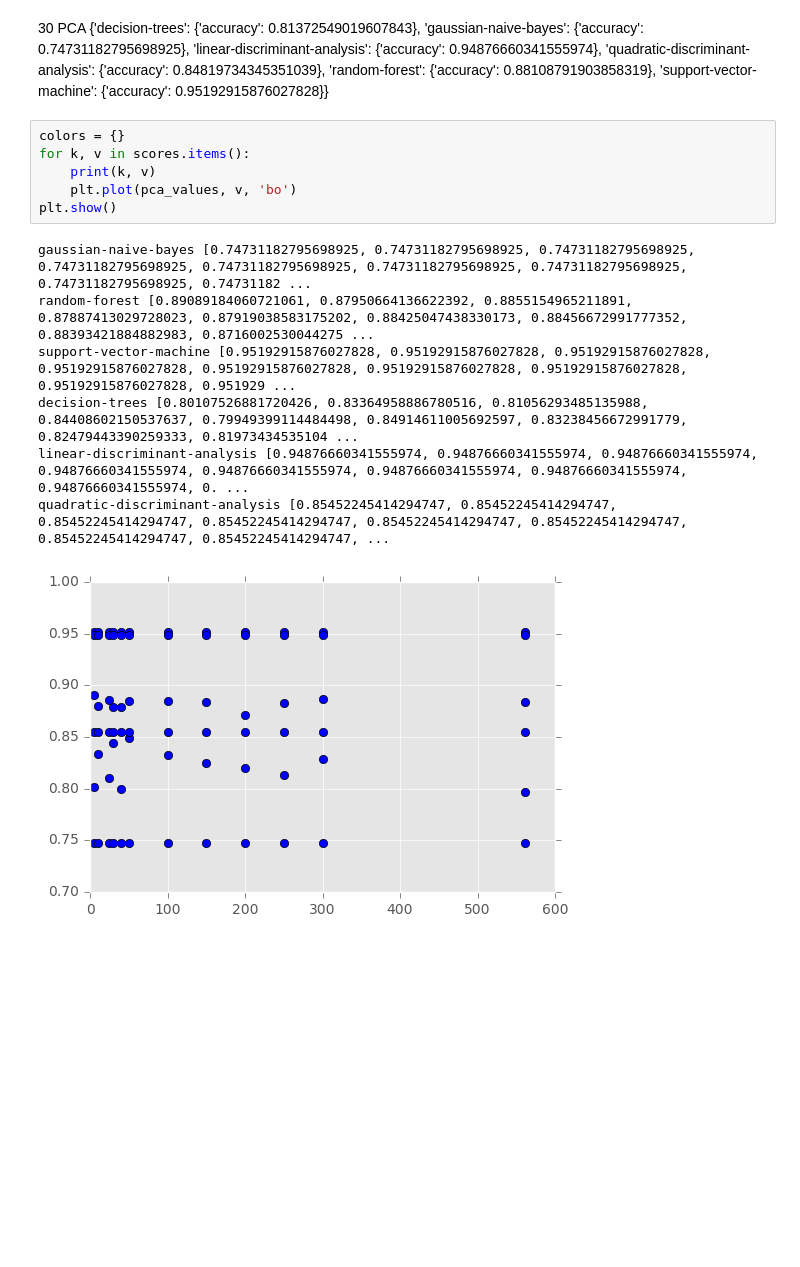
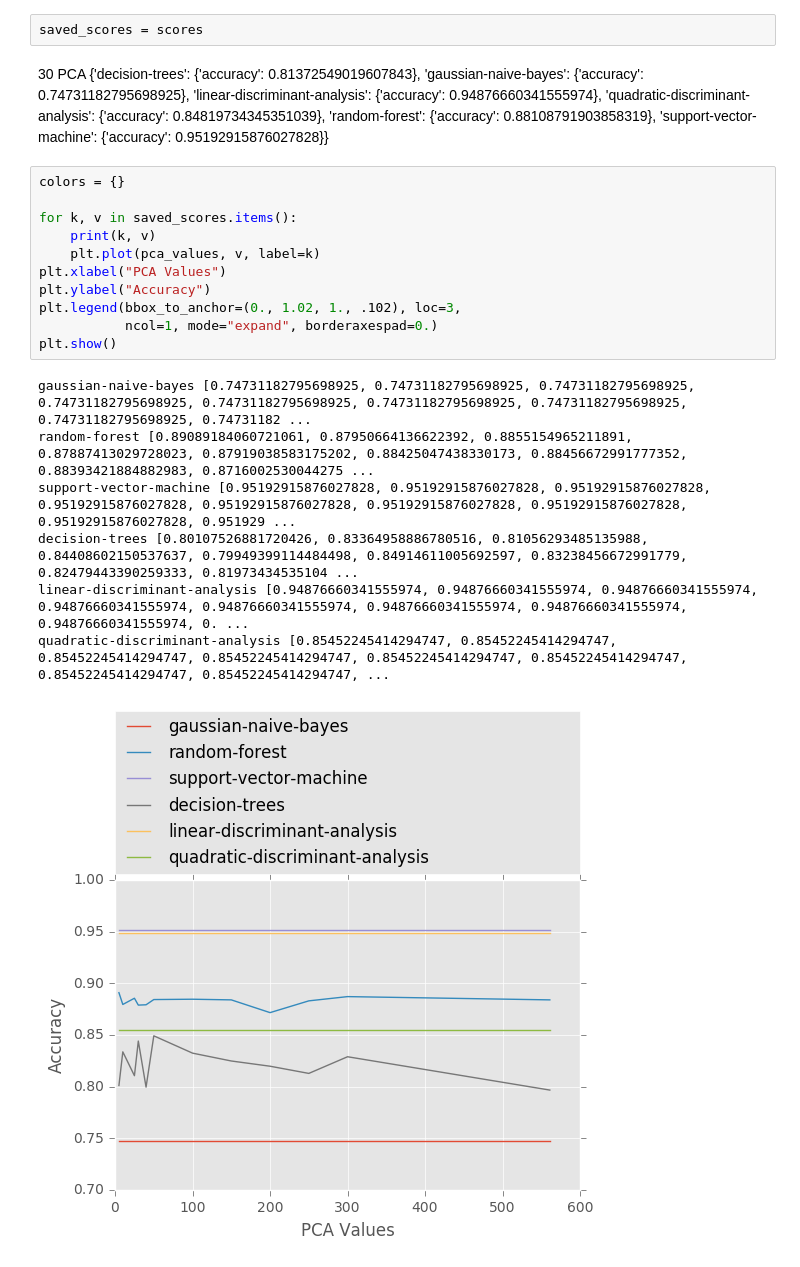
Before and after one commit to bhanupratapjain/human-activity-recognition, a Jupyter notebook: src/hac.ipynb, the cells around one changed output. Cells and saved outputs as stored; diff of their text form; blank space fills up the shorter version.

Commit message:
Adding graph

```diff
--- a/src/hac.ipynb
+++ b/src/hac.ipynb
@@ -137,6 +138,8 @@ for v in pca_values:
 #     cls.print_scores()
 # %% [output]
 (7767, 561)
+# %%
+saved_scores = scores
 # %% [markdown]
 30 PCA
 {'decision-trees': {'accuracy': 0.81372549019607843},
@@ -147,15 +150,20 @@ for v in pca_values:
  'support-vector-machine': {'accuracy': 0.95192915876027828}}
 # %%
 colors = {}
-for k, v in scores.items():
+
+for k, v in saved_scores.items():
     print(k, v)
-    plt.plot(pca_values, v, 'bo')
+    plt.plot(pca_values, v, label=k)
+plt.xlabel("PCA Values")
+plt.ylabel("Accuracy")
+plt.legend(bbox_to_anchor=(0., 1.02, 1., .102), loc=3,
+           ncol=1, mode="expand", borderaxespad=0.)
 plt.show()
 # %% [output]
 gaussian-naive-bayes [0.74731182795698925, 0.74731182795698925, 0.74731182795698925, 0.74731182795698925, 0.74731182795698925, 0.74731182795698925, 0.74731182795698925, 0.74731182795698925, 0.74731182 ...
 random-forest [0.89089184060721061, 0.87950664136622392, 0.8855154965211891, 0.87887413029728023, 0.87919038583175202, 0.88425047438330173, 0.88456672991777352, 0.88393421884882983, 0.8716002530044275 ...
 support-vector-machine [0.95192915876027828, 0.95192915876027828, 0.95192915876027828, 0.95192915876027828, 0.95192915876027828, 0.95192915876027828, 0.95192915876027828, 0.95192915876027828, 0.951929 ...
 decision-trees [0.80107526881720426, 0.83364958886780516, 0.81056293485135988, 0.84408602150537637, 0.79949399114484498, 0.84914611005692597, 0.83238456672991779, 0.82479443390259333, 0.81973434535104 ...
 linear-discriminant-analysis [0.94876660341555974, 0.94876660341555974, 0.94876660341555974, 0.94876660341555974, 0.94876660341555974, 0.94876660341555974, 0.94876660341555974, 0.94876660341555974, 0. ...
 quadratic-discriminant-analysis [0.85452245414294747, 0.85452245414294747, 0.85452245414294747, 0.85452245414294747, 0.85452245414294747, 0.85452245414294747, 0.85452245414294747, 0.85452245414294747, ...
-[figure, old version]
+[figure, new version]
```
Also changed, not shown: parts of 2 cells of this notebook.
